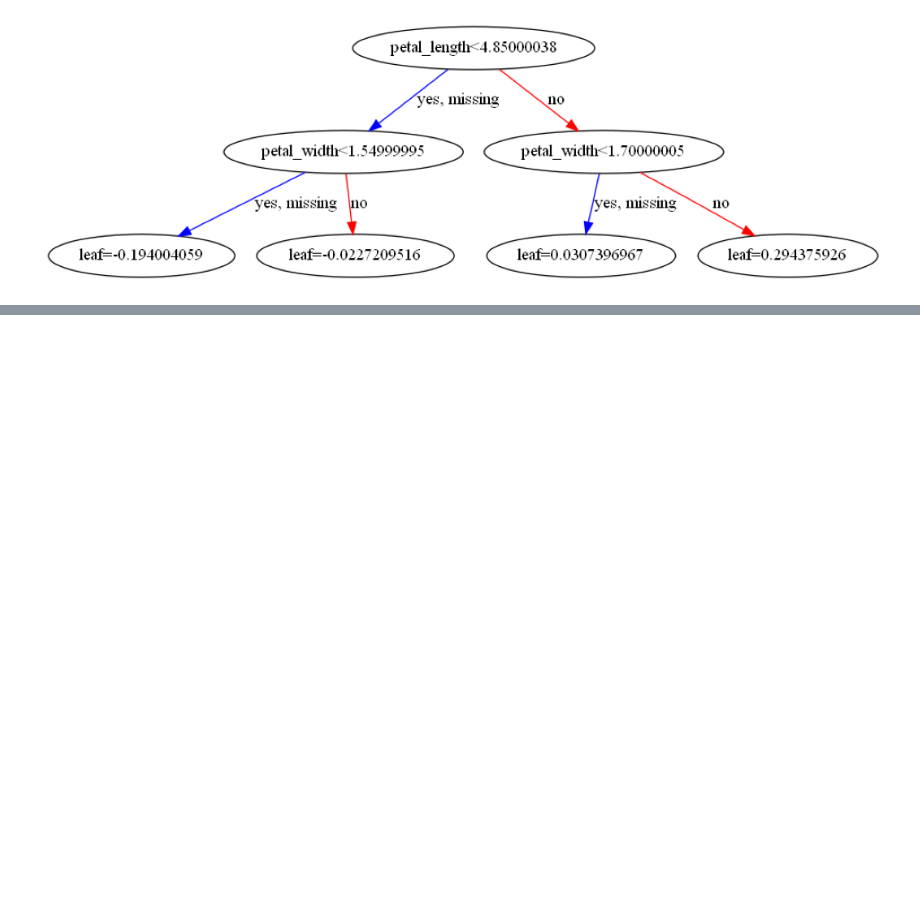
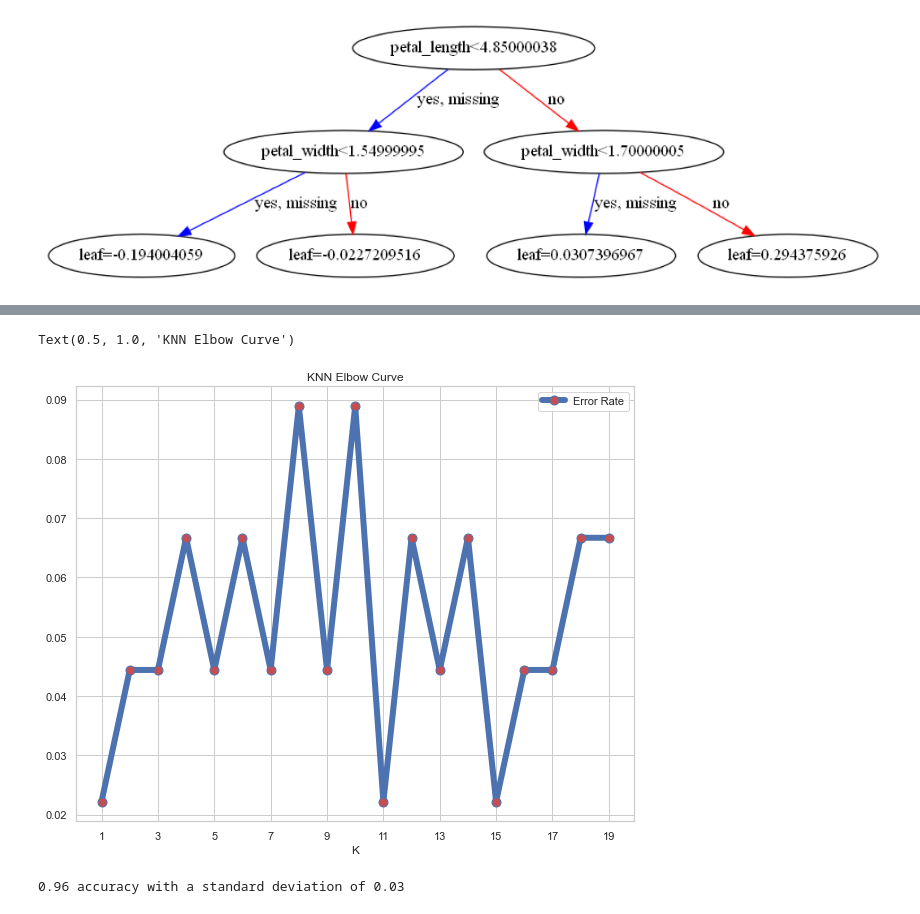
Before and after one commit to SBIK1219/CodingTest, a Jupyter notebook: iris_ML.ipynb, the cells around one changed output, grey strips where cells are left out. Saved outputs shown, nothing was run; the diff lists cells and outputs as text; code cells hidden in the pictures; blank space fills up the shorter version.

```diff
--- a/iris_ML.ipynb
+++ b/iris_ML.ipynb
@@ -154,0 +190,15 @@ def RMSE(y_test, y_predict):
+# %%
+# Checking Elbow Curve
+ax = error_res.set_index('K').plot(figsize=(10, 8), linewidth=6, marker='o', markersize=9, mfc='r')
+ax.set_xticks(range(1, 20, 2))
+plt.title('KNN Elbow Curve')
+# %% [output]
+Text(0.5, 1.0, 'KNN Elbow Curve')
+[figure, added]
+# %%
+knn = KNeighborsClassifier(n_neighbors=7)
+cv = ShuffleSplit(n_splits=5, test_size=0.3, random_state=101)
+score = cross_val_score(knn, x, y, cv=cv)
+print("%0.2f accuracy with a standard deviation of %0.2f" % (score.mean(), score.std()))
+# %% [output]
+0.96 accuracy with a standard deviation of 0.03
```
Also changed, not shown: parts of 27 cells of this notebook, 1 other file.
